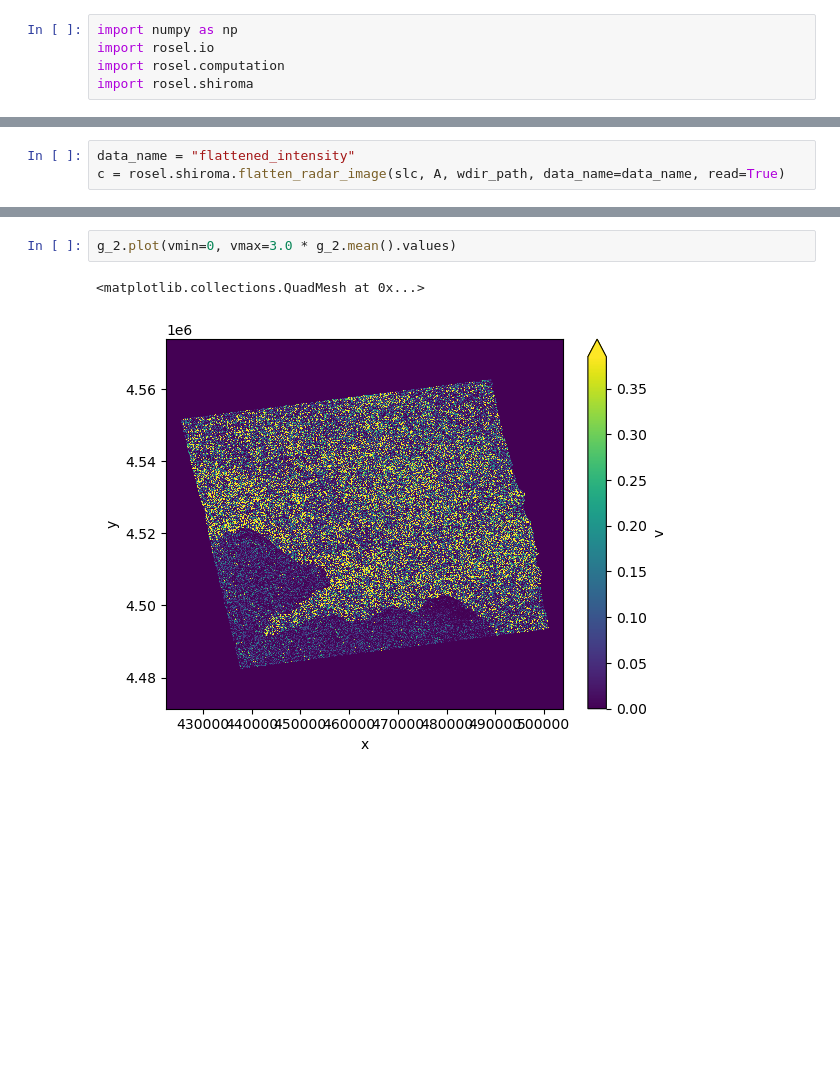
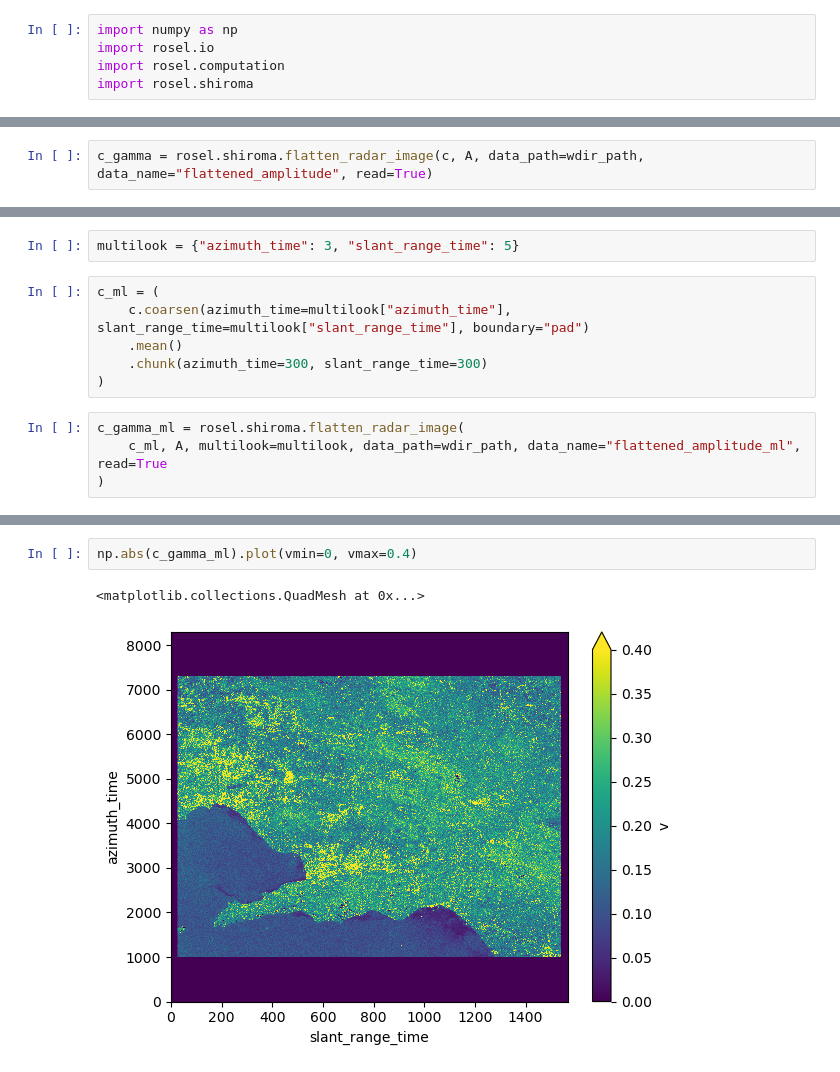
Before and after one commit to ROSE-L-ARD/cop-ard-atbd, a Jupyter notebook: notebooks/geocoding.ipynb, the cells around one changed output, grey strips where cells are left out. Saved outputs shown, nothing was run; the diff lists cells and outputs as text; blank space fills up the shorter version.

Commit message:
adding support for multilook

```diff
--- a/notebooks/geocoding.ipynb
+++ b/notebooks/geocoding.ipynb
@@ -21,3 +35,2 @@ A = rosel.io.read(rtc_ap_path, mask_and_scale=False).v
 # %%
-data_name = "flattened_intensity"
-c = rosel.shiroma.flatten_radar_image(slc, A, wdir_path, data_name=data_name, read=True)
+c_gamma = rosel.shiroma.flatten_radar_image(c, A, data_path=wdir_path, data_name="flattened_amplitude", read=True)
@@ -39,0 +64,12 @@ g_2.max().values, g_2.min().valuess
+# %%
+multilook = {"azimuth_time": 3, "slant_range_time": 5}
+# %%
+c_ml = (
+    c.coarsen(azimuth_time=multilook["azimuth_time"], slant_range_time=multilook["slant_range_time"], boundary="pad")
+    .mean()
+    .chunk(azimuth_time=300, slant_range_time=300)
+)
+# %%
+c_gamma_ml = rosel.shiroma.flatten_radar_image(
+    c_ml, A, multilook=multilook, data_path=wdir_path, data_name="flattened_amplitude_ml", read=True
+)
@@ -40,5 +79,5 @@ g_2.max().values, g_2.min().valuess
 # %%
-g_2.plot(vmin=0, vmax=3.0 * g_2.mean().values)
+np.abs(c_gamma_ml).plot(vmin=0, vmax=0.4)
 # %% [output]
 <matplotlib.collections.QuadMesh at 0x...>
-[figure, old version]
+[figure, new version]
```
Also changed, not shown: parts of 16 cells of this notebook, 3 other files.
